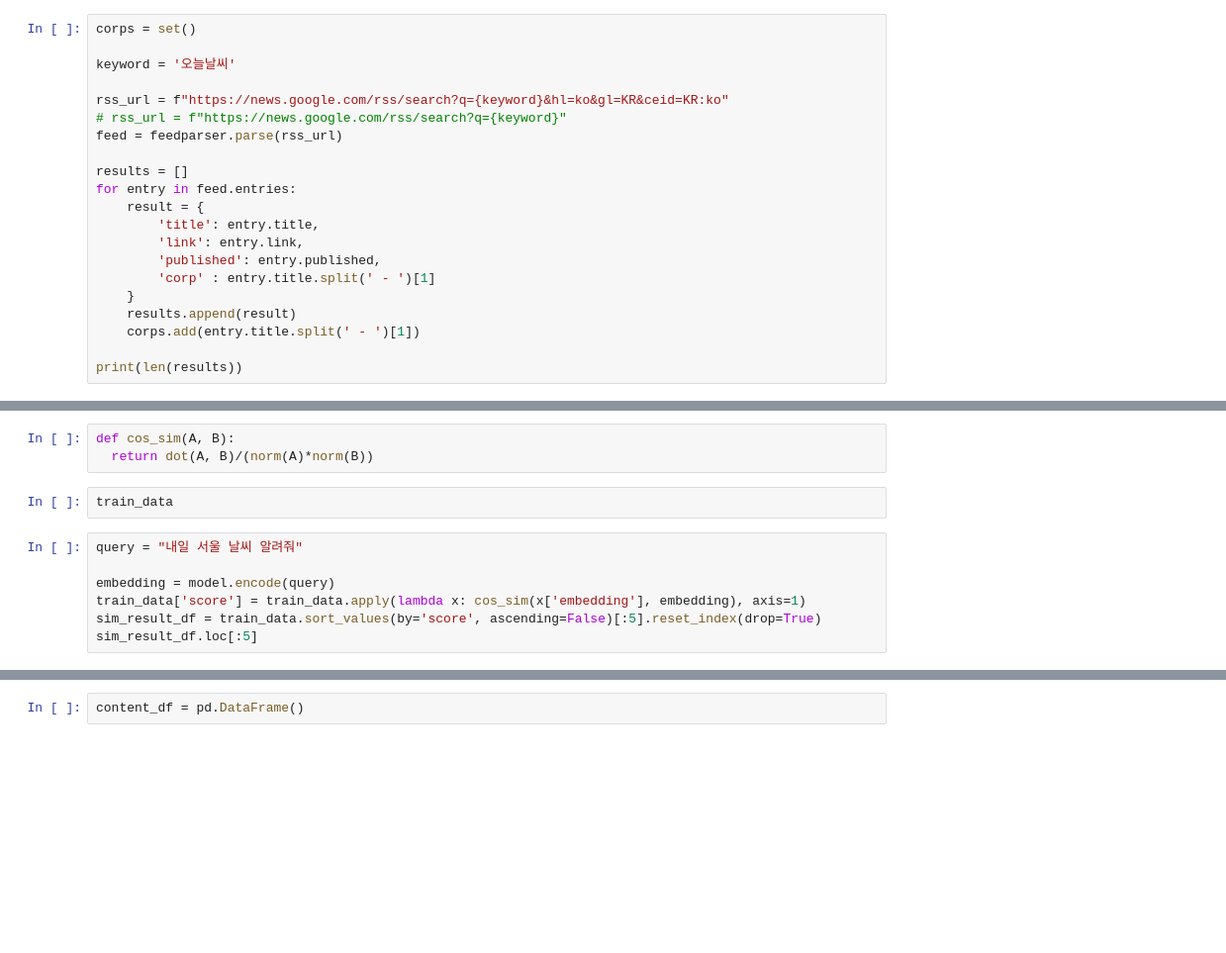
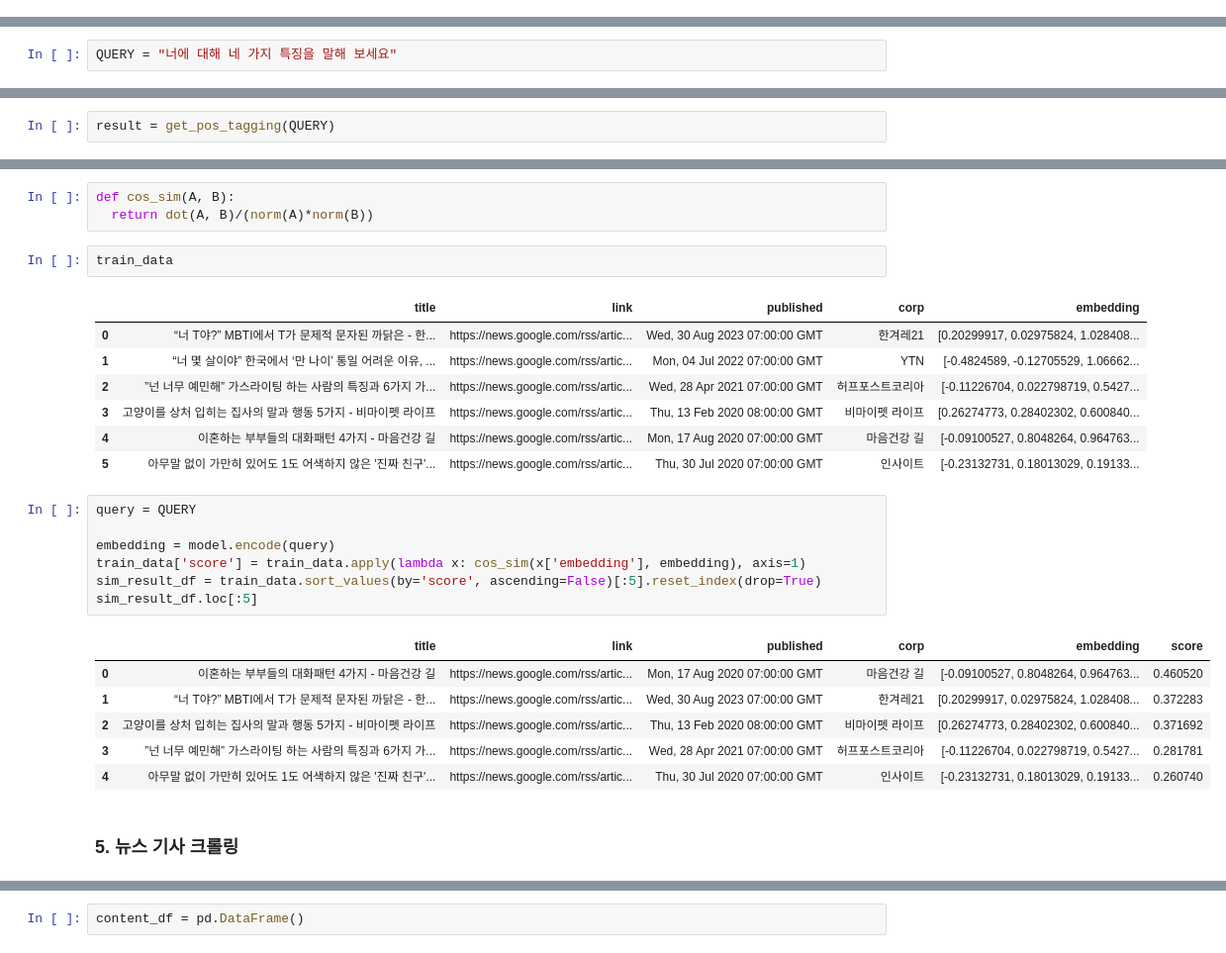
Before and after one commit to heyggun/LLM, a Jupyter notebook: rss_llm/test.ipynb, the cells around one changed output, grey strips where cells are left out. Shown: that part at 99% size. Drawn from its saved outputs; the diff is of its cells as text; blank space fills up the shorter version.

```diff
--- a/rss_llm/test.ipynb
+++ b/rss_llm/test.ipynb
@@ -11,21 +0,0 @@ ssl._create_default_https_context = ssl._create_unverified_context
-# %%
-corps = set()
-
-keyword = '오늘날씨'
-
-rss_url = f"https://news.google.com/rss/search?q={keyword}&hl=ko&gl=KR&ceid=KR:ko"
-# rss_url = f"https://news.google.com/rss/search?q={keyword}"
-feed = feedparser.parse(rss_url)
-
-results = []
-for entry in feed.entries:
-    result = {
-        'title': entry.title,
-        'link': entry.link,
-        'published': entry.published,
-        'corp' : entry.title.split(' - ')[1]
-    }
-    results.append(result)
-    corps.add(entry.title.split(' - ')[1])
-
-print(len(results))
@@ -174,3 +3,5 @@ import re
+# %%
+QUERY = "너에 대해 네 가지 특징을 말해 보세요"
 # %%
 
 from mecab import MeCab as mecab
@@ -228,0 +56,2 @@ result = get_pos_tagging('내일 서울 날씨 알려줘')
+# %%
+result = get_pos_tagging(QUERY)
@@ -291,10 +184,27 @@ def cos_sim(A, B):
   return dot(A, B)/(norm(A)*norm(B))
 # %%
 train_data
+# %% [output]
+|  | title | link | published | corp | embedding |
+| 0 | “너 T야?” MBTI에서 T가 문제적 문자된 까닭은 - 한... | https://news.google.com/rss/artic... | Wed, 30 Aug 2023 07:00:00 GMT | 한겨레21 | [0.20299917, 0.02975824, 1.028408... |
+| 1 | “너 몇 살이야” 한국에서 ‘만 나이’ 통일 어려운 이유, ... | https://news.google.com/rss/artic... | Mon, 04 Jul 2022 07:00:00 GMT | YTN | [-0.4824589, -0.12705529, 1.06662... |
+| 2 | ”넌 너무 예민해” 가스라이팅 하는 사람의 특징과 6가지 가... | https://news.google.com/rss/artic... | Wed, 28 Apr 2021 07:00:00 GMT | 허프포스트코리아 | [-0.11226704, 0.022798719, 0.5427... |
+| 3 | 고양이를 상처 입히는 집사의 말과 행동 5가지 - 비마이펫 라이프 | https://news.google.com/rss/artic... | Thu, 13 Feb 2020 08:00:00 GMT | 비마이펫 라이프 | [0.26274773, 0.28402302, 0.600840... |
+| 4 | 이혼하는 부부들의 대화패턴 4가지 - 마음건강 길 | https://news.google.com/rss/artic... | Mon, 17 Aug 2020 07:00:00 GMT | 마음건강 길 | [-0.09100527, 0.8048264, 0.964763... |
+| 5 | 아무말 없이 가만히 있어도 1도 어색하지 않은 '진짜 친구'... | https://news.google.com/rss/artic... | Thu, 30 Jul 2020 07:00:00 GMT | 인사이트 | [-0.23132731, 0.18013029, 0.19133... |
 # %%
-query = "내일 서울 날씨 알려줘"
+query = QUERY
 
 embedding = model.encode(query)
 train_data['score'] = train_data.apply(lambda x: cos_sim(x['embedding'], embedding), axis=1)
 sim_result_df = train_data.sort_values(by='score', ascending=False)[:5].reset_index(drop=True)
 sim_result_df.loc[:5]
+# %% [output]
+|  | title | link | published | corp | embedding | score |
+| 0 | 이혼하는 부부들의 대화패턴 4가지 - 마음건강 길 | https://news.google.com/rss/artic... | Mon, 17 Aug 2020 07:00:00 GMT | 마음건강 길 | [-0.09100527, 0.8048264, 0.964763... | 0.460520 |
+| 1 | “너 T야?” MBTI에서 T가 문제적 문자된 까닭은 - 한... | https://news.google.com/rss/artic... | Wed, 30 Aug 2023 07:00:00 GMT | 한겨레21 | [0.20299917, 0.02975824, 1.028408... | 0.372283 |
+| 2 | 고양이를 상처 입히는 집사의 말과 행동 5가지 - 비마이펫 라이프 | https://news.google.com/rss/artic... | Thu, 13 Feb 2020 08:00:00 GMT | 비마이펫 라이프 | [0.26274773, 0.28402302, 0.600840... | 0.371692 |
+| 3 | ”넌 너무 예민해” 가스라이팅 하는 사람의 특징과 6가지 가... | https://news.google.com/rss/artic... | Wed, 28 Apr 2021 07:00:00 GMT | 허프포스트코리아 | [-0.11226704, 0.022798719, 0.5427... | 0.281781 |
+| 4 | 아무말 없이 가만히 있어도 1도 어색하지 않은 '진짜 친구'... | https://news.google.com/rss/artic... | Thu, 30 Jul 2020 07:00:00 GMT | 인사이트 | [-0.23132731, 0.18013029, 0.19133... | 0.260740 |
+# %% [markdown]
+### 5. 뉴스 기사 크롤링
```
Also changed, not shown: parts of 45 cells of this notebook.
